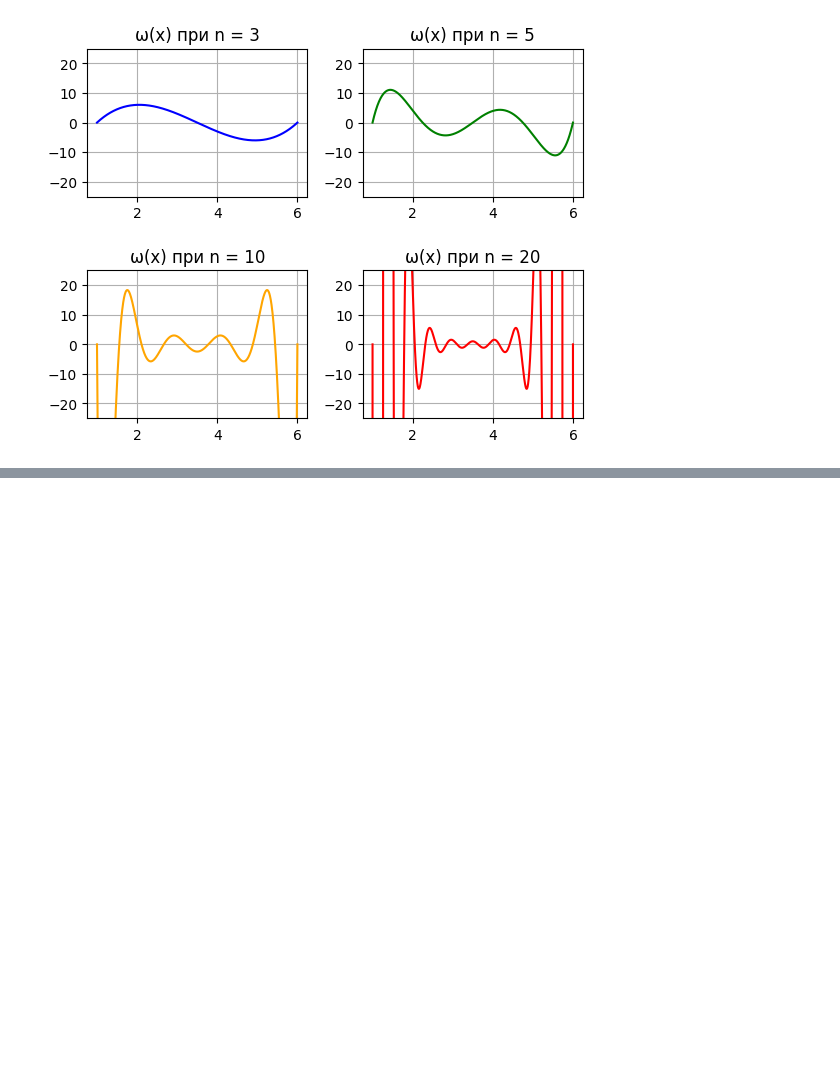
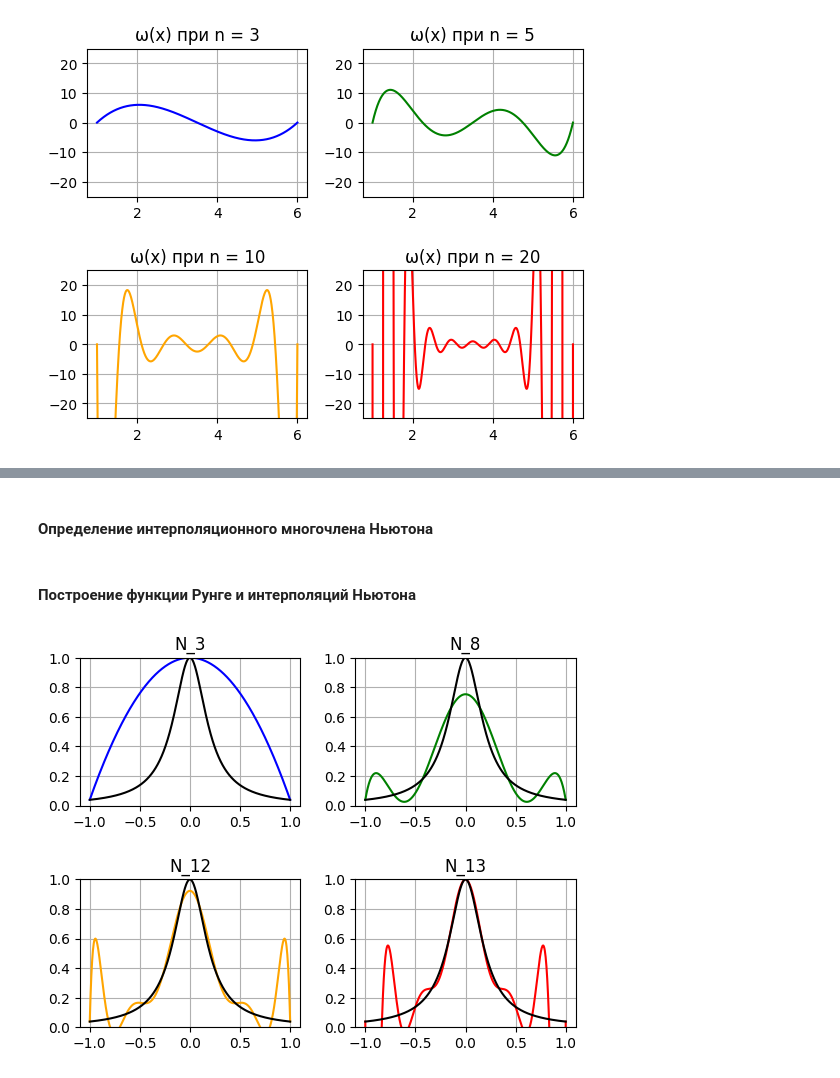
Before and after one commit to CrubBucket/Numerical-Physics-, a Jupyter notebook: lab2/Lab2.ipynb, the cells around one changed output, grey strips where cells are left out. Cells and saved outputs as stored; diff of their text form; code cells hidden in the pictures; blank space fills up the shorter version.

```diff
--- a/lab2/Lab2.ipynb
+++ b/lab2/Lab2.ipynb
@@ -67,0 +90,40 @@ plt.savefig('lab_work_2_2.png')
+# %%
+def finite_difference(values):
+    differences = []
+    val = values
+    while len(val) >= 1:
+        differences.append(val[0])
+        val = delta(val)
+    return differences
+# %% [markdown]
+#### Определение интерполяционного многочлена Ньютона
+# %%
+def isaac(x, n, func):
+    nodes = np.linspace(-1, 1, n)
+    differences = finite_difference(func(nodes))
+    result = np.zeros(x.size)
+    q = (x - nodes[0]) / (nodes[1] - nodes[0])
+    multiplier = 1
+
+    for i, node in enumerate(nodes):
+            result += multiplier * differences[i]
+            multiplier *= (q - i)/(i + 1)
+    return result
+# %% [markdown]
+#### Построение функции Рунге и интерполяций Ньютона
+# %%
+fig, axes = plt.subplots(2, 2)
+
+fig.subplots_adjust(wspace = 0.25, hspace = 0.5)
+
+colors = ['blue', 'green', 'orange', 'red']
+
+for ax, n, color in zip(axes.reshape(4), iters, colors):
+    ax.grid(True)
+    ax.set_ylim(-0, 1)
+    ax.set_title(f'N_{n}')
+    ax.plot(x, isaac(x, n, runge), color = color)
+    ax.plot(x, runge(x), color = 'black')
+plt.savefig('lab_work_2_3.png')
+# %% [output]
+[figure, added]
```
Also changed, not shown: parts of 16 cells of this notebook.
